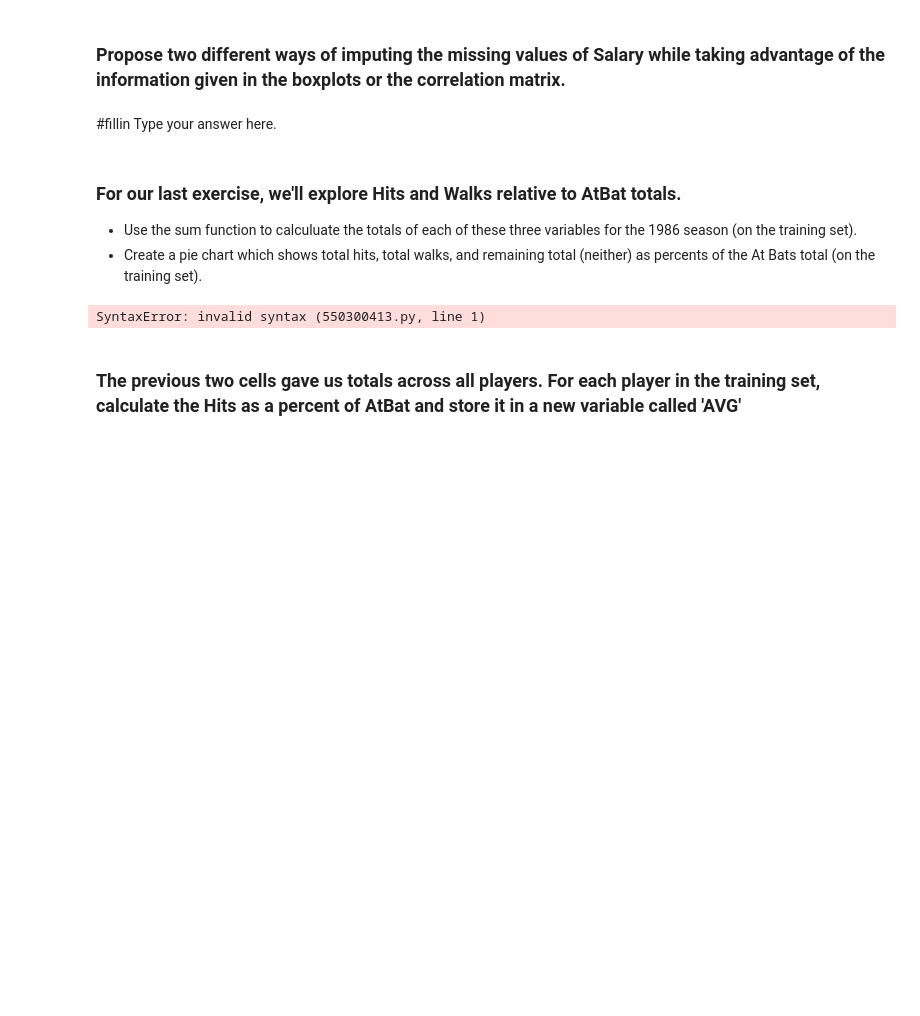
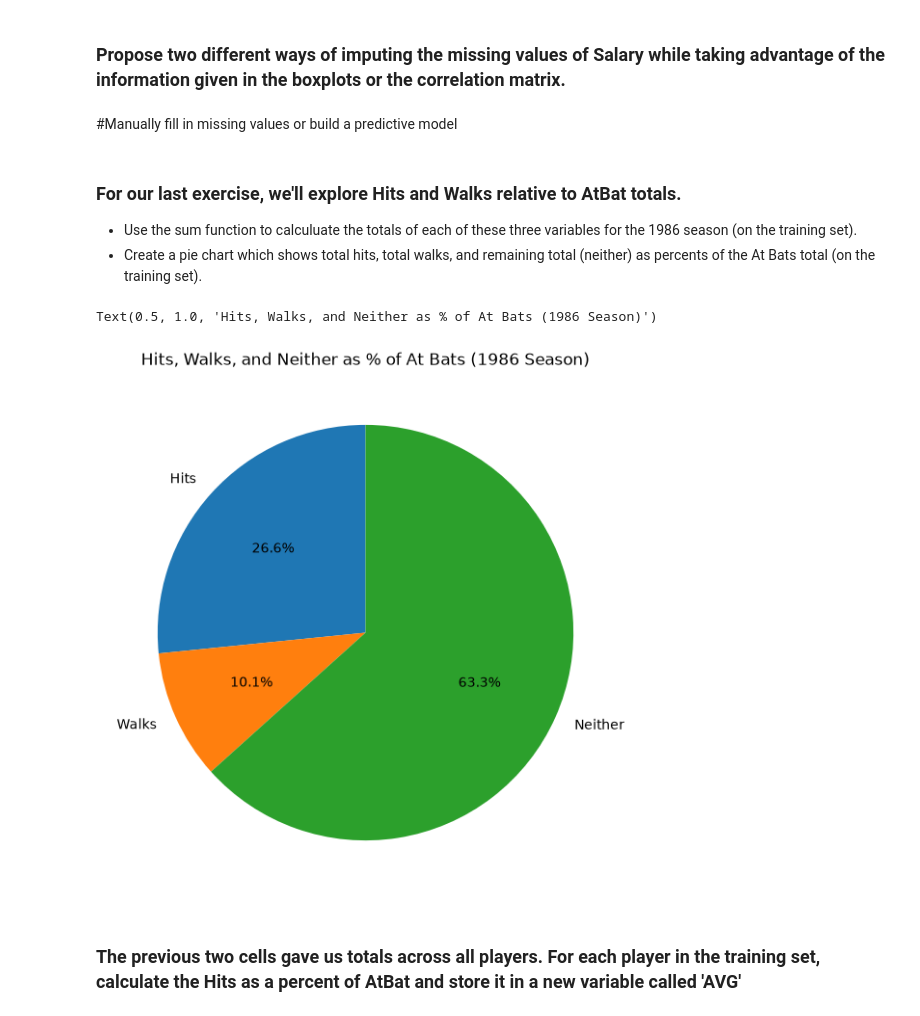
Before and after one commit to malb05/code_2600, a Jupyter notebook: mod03_eda.ipynb, the cells around one changed output. Cells and saved outputs as stored; diff of their text form; code cells hidden in the pictures; blank space fills up the shorter version.

```diff
--- a/mod03_eda.ipynb
+++ b/mod03_eda.ipynb
@@ -146,22 +188,26 @@ len(train[train['AtBat_st'].abs()])
 # %% [markdown]
 ### Propose two different ways of imputing the missing values of Salary while taking advantage of the information given in the boxplots or the correlation matrix.
 # %% [markdown]
-#fillin Type your answer here.
+#Manually fill in missing values or build a predictive model
 # %% [markdown]
 ### For our last exercise, we'll explore Hits and Walks relative to AtBat totals.
 - Use the sum function to calculuate the totals of each of these three variables for the 1986 season (on the training set).
 - Create a pie chart which shows total hits, total walks, and remaining total (neither) as percents of the At Bats total (on the training set).
 # %%
-TotHits = #fillin
-TotWalks = #fillin
-TotAtBat = #fillin
+TotHits = hitters_train['Hits'].sum()
+TotWalks = hitters_train['Walks'].sum()
+TotAtBat = hitters_train['AtBat'].sum()
 
 Labels = ['Hits', 'Walks', 'Neither']
 Totals = [TotHits, TotWalks, TotAtBat-TotHits-TotWalks]
-# %% [output]
-SyntaxError: invalid syntax (550300413.py, line 1)
 # %%
 # pie chart
+fig, ax = subplots(figsize=(7,7))
+ax.pie(Totals, labels=Labels, autopct='%1.1f%%', startangle=90)
+ax.set_title('Hits, Walks, and Neither as % of At Bats (1986 Season)')
+# %% [output]
+Text(0.5, 1.0, 'Hits, Walks, and Neither as % of At Bats (1986 Season)')
+[figure, added]
 # %% [markdown]
 ### The previous two cells gave us totals across all players. For each player in the training set, calculate the Hits as a percent of AtBat and store it in a new variable called 'AVG'
 # %%
```
Also changed, not shown: parts of 13 cells of this notebook.
